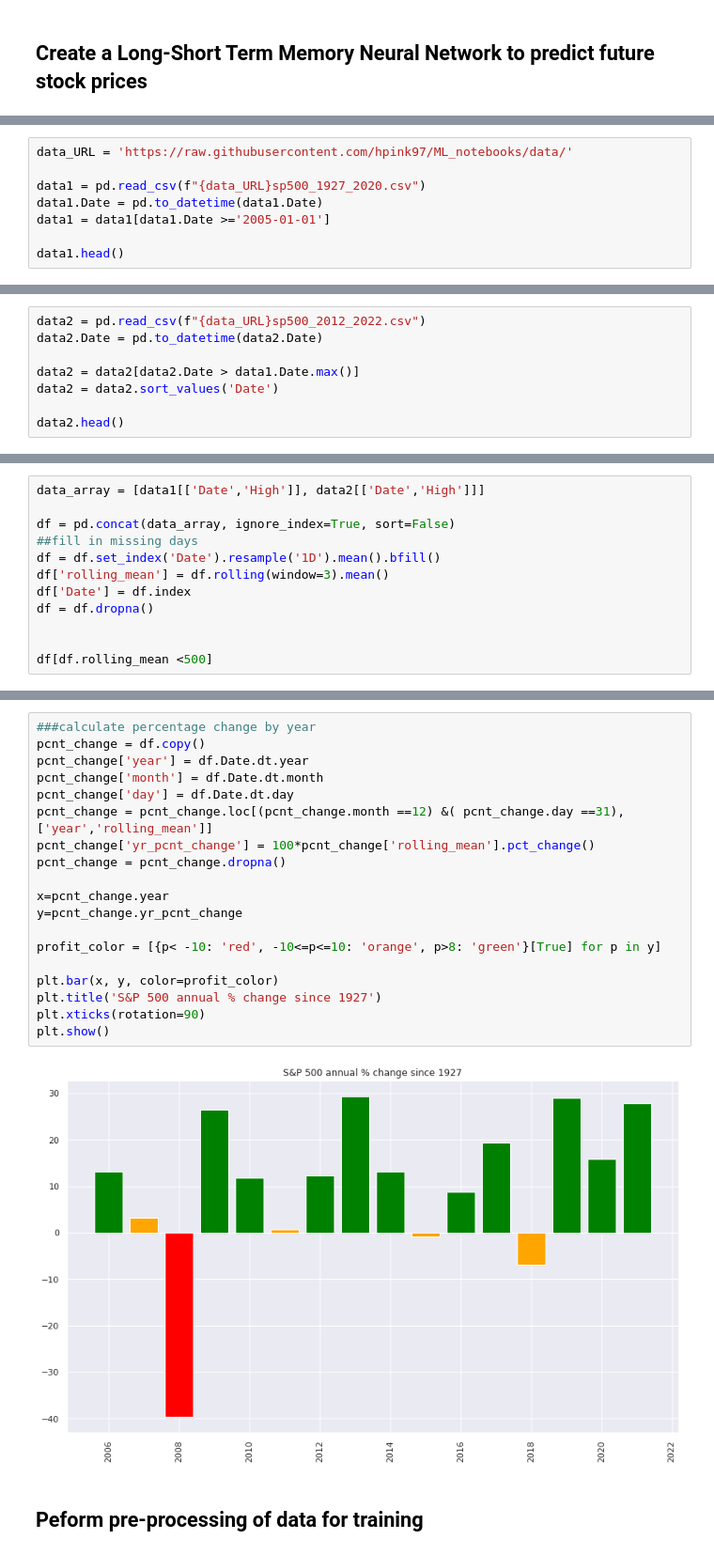
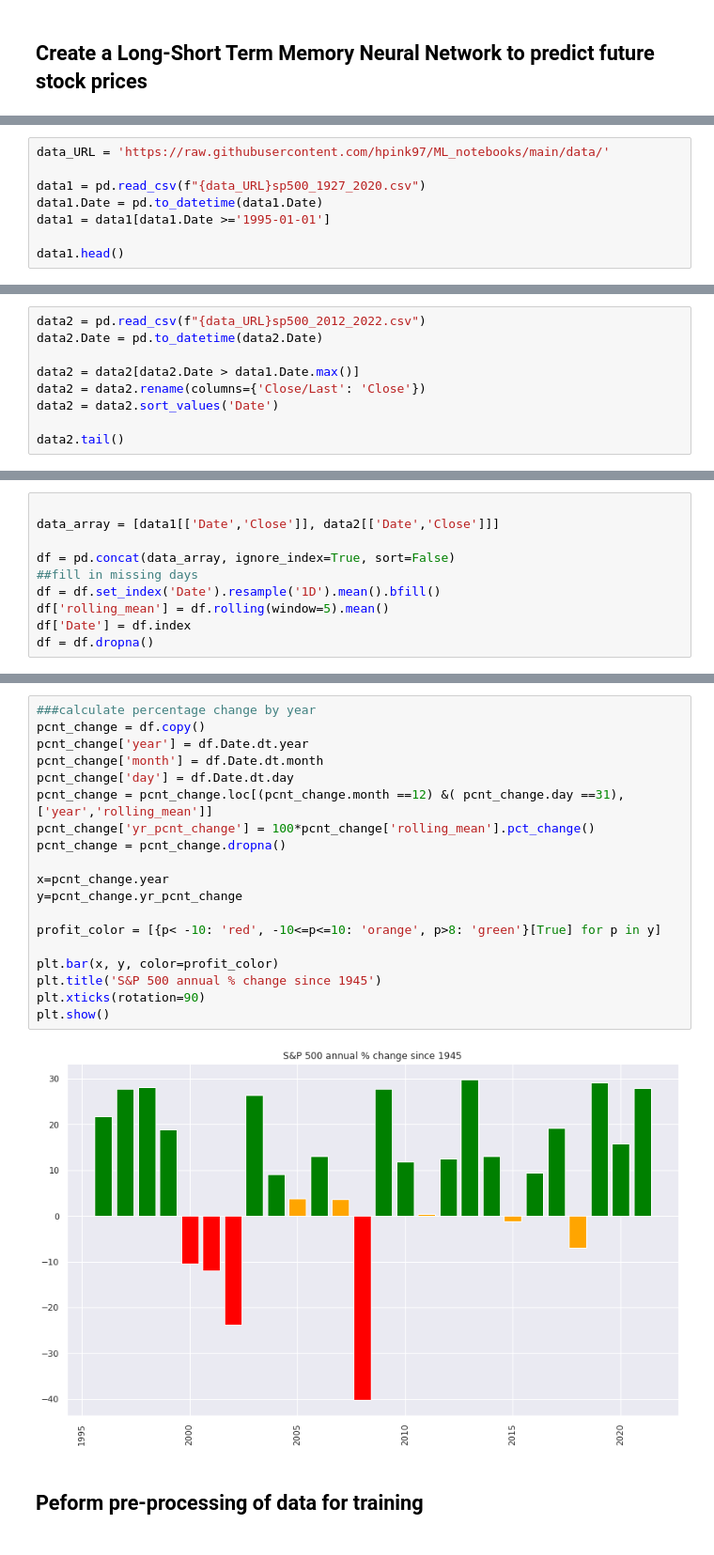
Before and after one commit to hpink97/ML_notebooks, a Jupyter notebook: 04_LSTM_stock_forecasting.ipynb, the cells around one changed output, grey strips where cells are left out. Shown at 94% size. Saved outputs shown, nothing was run; the diff lists cells and outputs as text.

```diff
--- a/04_LSTM_stock_forecasting.ipynb
+++ b/04_LSTM_stock_forecasting.ipynb
@@ -22,9 +26,9 @@ ModuleNotFoundError: No module named 'tensorflow.python'
 # %%
-data_URL = 'https://raw.githubusercontent.com/hpink97/ML_notebooks/data/'
+data_URL = 'https://raw.githubusercontent.com/hpink97/ML_notebooks/main/data/'
 
 data1 = pd.read_csv(f"{data_URL}sp500_1927_2020.csv")
 data1.Date = pd.to_datetime(data1.Date)
-data1 = data1[data1.Date >='2005-01-01']
+data1 = data1[data1.Date >='1995-01-01']
 
 data1.head()
 # %% [output]
@@ -39,7 +43,8 @@ data2 = pd.read_csv(f"{data_URL}sp500_2012_2022.csv")
 data2.Date = pd.to_datetime(data2.Date)
 
 data2 = data2[data2.Date > data1.Date.max()]
+data2 = data2.rename(columns={'Close/Last': 'Close'})
 data2 = data2.sort_values('Date')
 
-data2.head()
+data2.tail()
 # %% [output]
@@ -52,12 +59,10 @@ data2.head()
 # %%
-data_array = [data1[['Date','High']], data2[['Date','High']]]
+
+data_array = [data1[['Date','Close']], data2[['Date','Close']]]
 
 df = pd.concat(data_array, ignore_index=True, sort=False)
 ##fill in missing days
 df = df.set_index('Date').resample('1D').mean().bfill()
-df['rolling_mean'] = df.rolling(window=3).mean()
+df['rolling_mean'] = df.rolling(window=5).mean()
 df['Date'] = df.index
 df = df.dropna()
-
-
-df[df.rolling_mean <500]
@@ -73,24 +80,24 @@ sns.lineplot(data=df, x="Date", y="rolling_mean")
 # %%
 ###calculate percentage change by year
 pcnt_change = df.copy()
 pcnt_change['year'] = df.Date.dt.year
 pcnt_change['month'] = df.Date.dt.month
 pcnt_change['day'] = df.Date.dt.day
 pcnt_change = pcnt_change.loc[(pcnt_change.month ==12) &( pcnt_change.day ==31),['year','rolling_mean']]
 pcnt_change['yr_pcnt_change'] = 100*pcnt_change['rolling_mean'].pct_change()
 pcnt_change = pcnt_change.dropna()
 
 x=pcnt_change.year
 y=pcnt_change.yr_pcnt_change
 
 profit_color = [{p< -10: 'red', -10<=p<=10: 'orange', p>8: 'green'}[True] for p in y]
 
 plt.bar(x, y, color=profit_color)
-plt.title('S&P 500 annual % change since 1927')
+plt.title('S&P 500 annual % change since 1945')
 plt.xticks(rotation=90)
 plt.show()
 # %% [output]
-[figure, old version]
+[figure, new version]
 # %% [markdown]
 ## Peform pre-processing of data for training
 # %%
```
Also changed, not shown: parts of 26 cells of this notebook.
